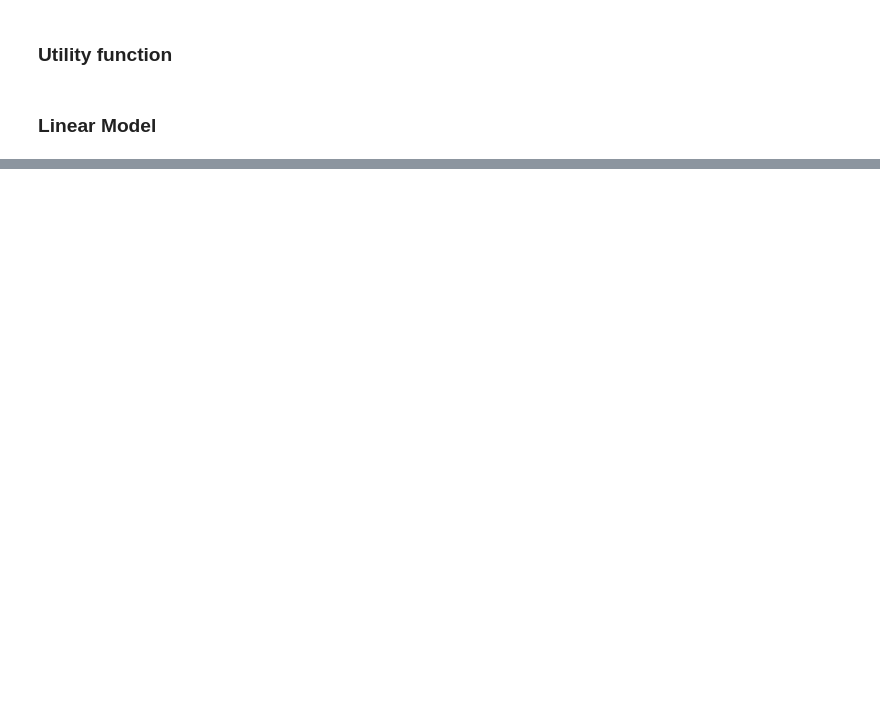
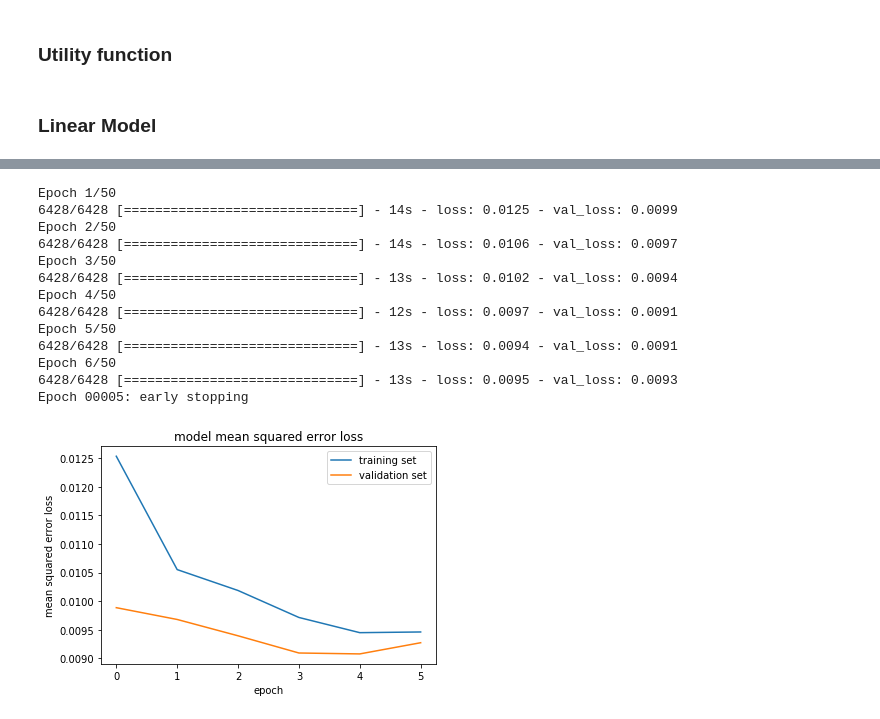
Before and after one commit to kliu99/CarND-Behavioral-Cloning-P3, a Jupyter notebook: Behavioral_Cloning_Project.ipynb, the cells around one changed output, grey strips where cells are left out. Drawn from its saved outputs; the diff is of its cells as text; code cells hidden in the pictures; blank space fills up the shorter version.

```diff
--- a/Behavioral_Cloning_Project.ipynb
+++ b/Behavioral_Cloning_Project.ipynb
@@ -211,6 +258,9 @@ def plot_loss(history_object):
     plt.xlabel('epoch')
     plt.legend(['training set', 'validation set'], loc='upper right')
     plt.show()
+
+# Early Stopping Call back
+early_stopping = EarlyStopping(monitor='val_loss', patience=0, verbose=1)
 # %% [markdown]
 ### Linear Model
 # %%
@@ -243,22 +297,44 @@ Epoch 1/1
 # %%
 model2 = Sequential()
 model2.add(Lambda(lambda x: x / 255.0 - 0.5, input_shape=image_shape))
 model2.add(Cropping2D(cropping=((70,25),(0,0))))
 model2.add(Convolution2D(6, 5, 5,activation="relu"))
 model2.add(MaxPooling2D())
 model2.add(Convolution2D(6, 5, 5,activation="relu"))
 model2.add(MaxPooling2D())
 model2.add(Convolution2D(6, 5, 5,activation="relu"))
 model2.add(MaxPooling2D())
 model2.add(Flatten())
 model2.add(Dense(120))
+model2.add(Dropout(0.5))
 model2.add(Dense(84))
 model2.add(Dense(1))
 
-model1.compile(loss='mse', optimizer='adam')
-history2 = model1.fit(X_train, y_train, validation_split=0.2, shuffle=True, nb_epoch=1, verbose=1)
+model2.compile(loss='mse', optimizer='adam')
+history2 = model2.fit_generator(train_generator,
+                                samples_per_epoch = len(train_samples),
+                                validation_data=validation_generator,
+                                nb_val_samples=len(validation_samples),
+                                nb_epoch=50,
+                                callbacks=[early_stopping],
+                                verbose=1)
 
 plot_loss(history2)
 
 # Save model for testing
-model1.save('model1.h5')
+model2.save('model2.h5')
+# %% [output]
+Epoch 1/50
+6428/6428 [==============================] - 14s - loss: 0.0125 - val_loss: 0.0099
+Epoch 2/50
+6428/6428 [==============================] - 14s - loss: 0.0106 - val_loss: 0.0097
+Epoch 3/50
+6428/6428 [==============================] - 13s - loss: 0.0102 - val_loss: 0.0094
+Epoch 4/50
+6428/6428 [==============================] - 12s - loss: 0.0097 - val_loss: 0.0091
+Epoch 5/50
+6428/6428 [==============================] - 13s - loss: 0.0094 - val_loss: 0.0091
+Epoch 6/50
+6428/6428 [==============================] - 13s - loss: 0.0095 - val_loss: 0.0093
+Epoch 00005: early stopping
+[figure, added]
```
Also changed, not shown: parts of 8 cells of this notebook.
